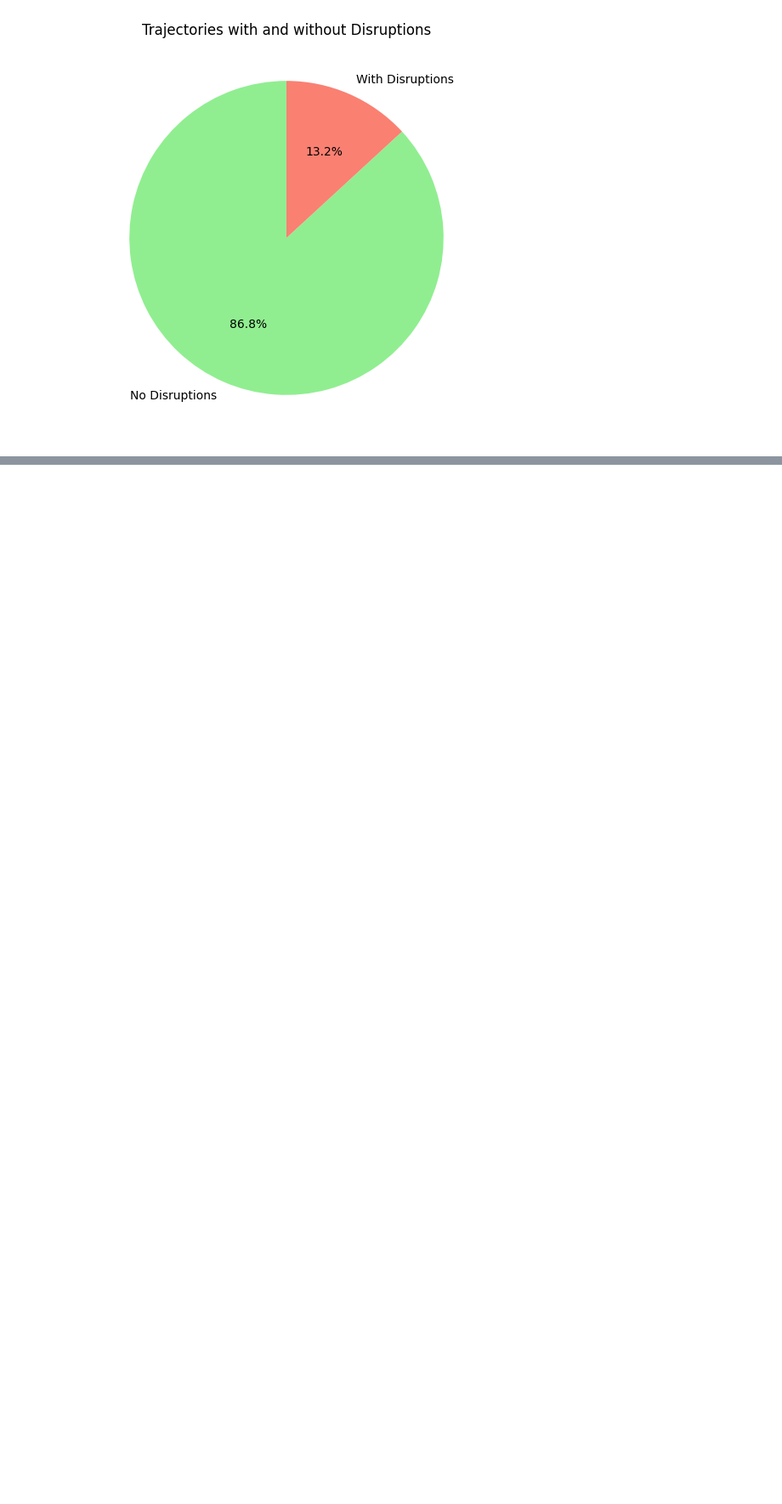
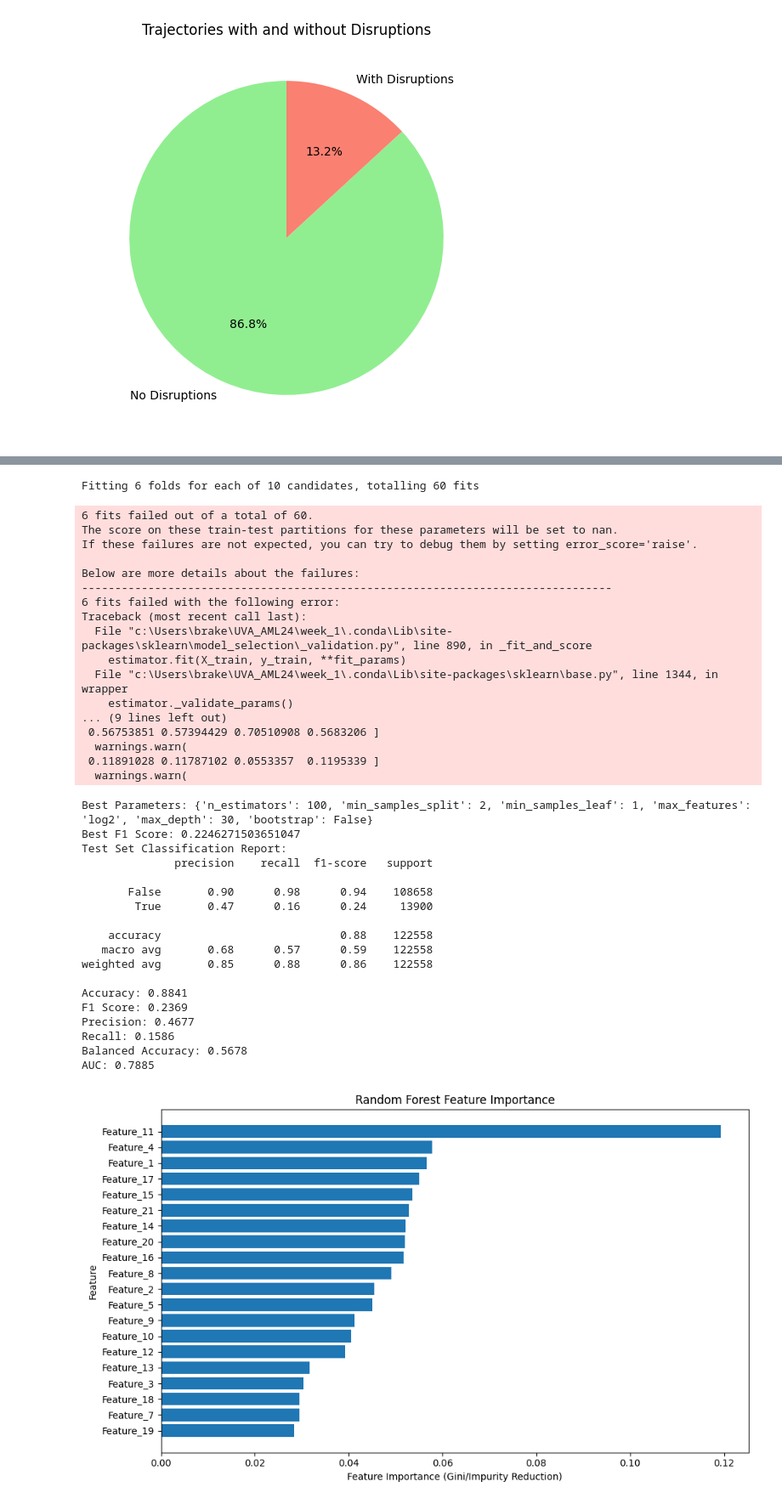
Before and after one commit to Brebber/Thesis, a Jupyter notebook: MSc-Thesis-Brent/NS-Disruptions-2025/exploratory-data-analysis/Models.ipynb, the cells around one changed output, grey strips where cells are left out. Shown at 85% size. Cells and saved outputs as stored; diff of their text form; code cells hidden in the pictures; blank space fills up the shorter version.

Commit message:
Finalised training and optimisation pipeline, calculated shap values for xgb, for rf and grad boost still needs to run

```diff
--- a/MSc-Thesis-Brent/NS-Disruptions-2025/exploratory-data-analysis/Models.ipynb
+++ b/MSc-Thesis-Brent/NS-Disruptions-2025/exploratory-data-analysis/Models.ipynb
@@ -163,0 +124,18 @@ def optimise(model, scoring, param_grid, X, y):
+# %%
+param_grid_rf = {
+        'n_estimators': [100, 200, 500, 1000],
+        'max_features': ['auto', 'sqrt', 'log2'],
+        'max_depth': [10, 20, 30, None],
+        'min_samples_split': [2, 5, 10],
+        'min_samples_leaf': [1, 2, 4],
+        'bootstrap': [True, False]
+    }
+rf = RandomForestClassifier(random_state=42)
+param_grid_gb = {
+    'n_estimators': [100, 200, 300],
+    'learning_rate': [0.01, 0.1, 0.3],
+    'max_depth': [3, 5, 7],
+    'subsample': [0.6, 0.8, 1.0],
+    'min_samples_split': [2, 5, 10]
+}
+gb = GradientBoostingClassifier(random_state=42)
@@ -475,0 +327,40 @@ weighted avg       0.99      0.93      0.95    183837
+# %%
+rf_model = optimise(rf, scoring, param_grid_rf, X_comp, y)
+# %% [output]
+Fitting 6 folds for each of 10 candidates, totalling 60 fits
+6 fits failed out of a total of 60.
+The score on these train-test partitions for these parameters will be set to nan.
+If these failures are not expected, you can try to debug them by setting error_score='raise'.
+
+Below are more details about the failures:
+--------------------------------------------------------------------------------
+6 fits failed with the following error:
+Traceback (most recent call last):
+  File "c:\Users\brake\UVA_AML24\week_1\.conda\Lib\site-packages\sklearn\model_selection\_validation.py", line 890, in _fit_and_score
+    estimator.fit(X_train, y_train, **fit_params)
+  File "c:\Users\brake\UVA_AML24\week_1\.conda\Lib\site-packages\sklearn\base.py", line 1344, in wrapper
+    estimator._validate_params()
+... (9 lines left out)
+ 0.56753851 0.57394429 0.70510908 0.5683206 ]
+  warnings.warn(
+ 0.11891028 0.11787102 0.0553357  0.1195339 ]
+  warnings.warn(
+Best Parameters: {'n_estimators': 100, 'min_samples_split': 2, 'min_samples_leaf': 1, 'max_features': 'log2', 'max_depth': 30, 'bootstrap': False}
+Best F1 Score: 0.2246271503651047
+Test Set Classification Report:
+              precision    recall  f1-score   support
+
+       False       0.90      0.98      0.94    108658
+        True       0.47      0.16      0.24     13900
+
+    accuracy                           0.88    122558
+   macro avg       0.68      0.57      0.59    122558
+weighted avg       0.85      0.88      0.86    122558
+
+Accuracy: 0.8841
+F1 Score: 0.2369
+Precision: 0.4677
+Recall: 0.1586
+Balanced Accuracy: 0.5678
+AUC: 0.7885
+[figure, added]
```
Also changed, not shown: parts of 29 cells of this notebook, 1 other file.
